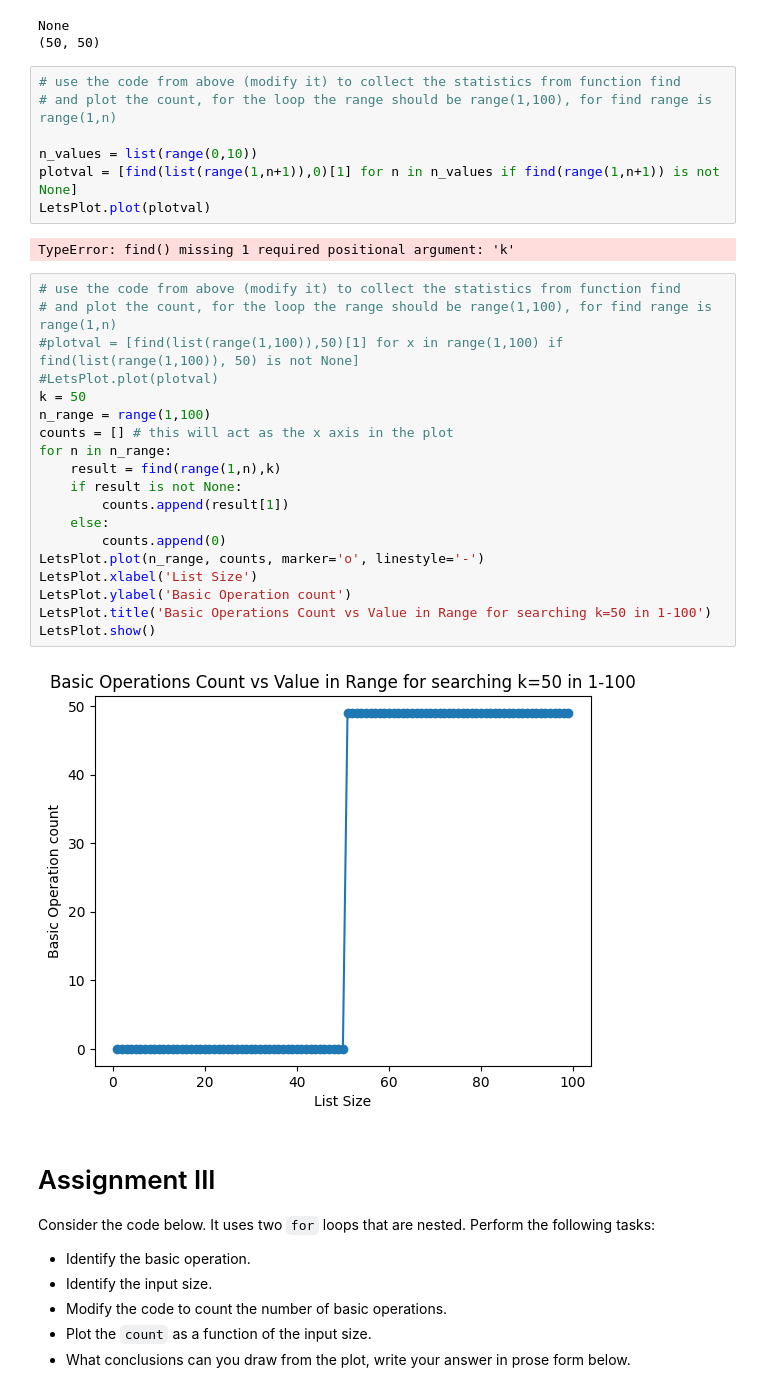
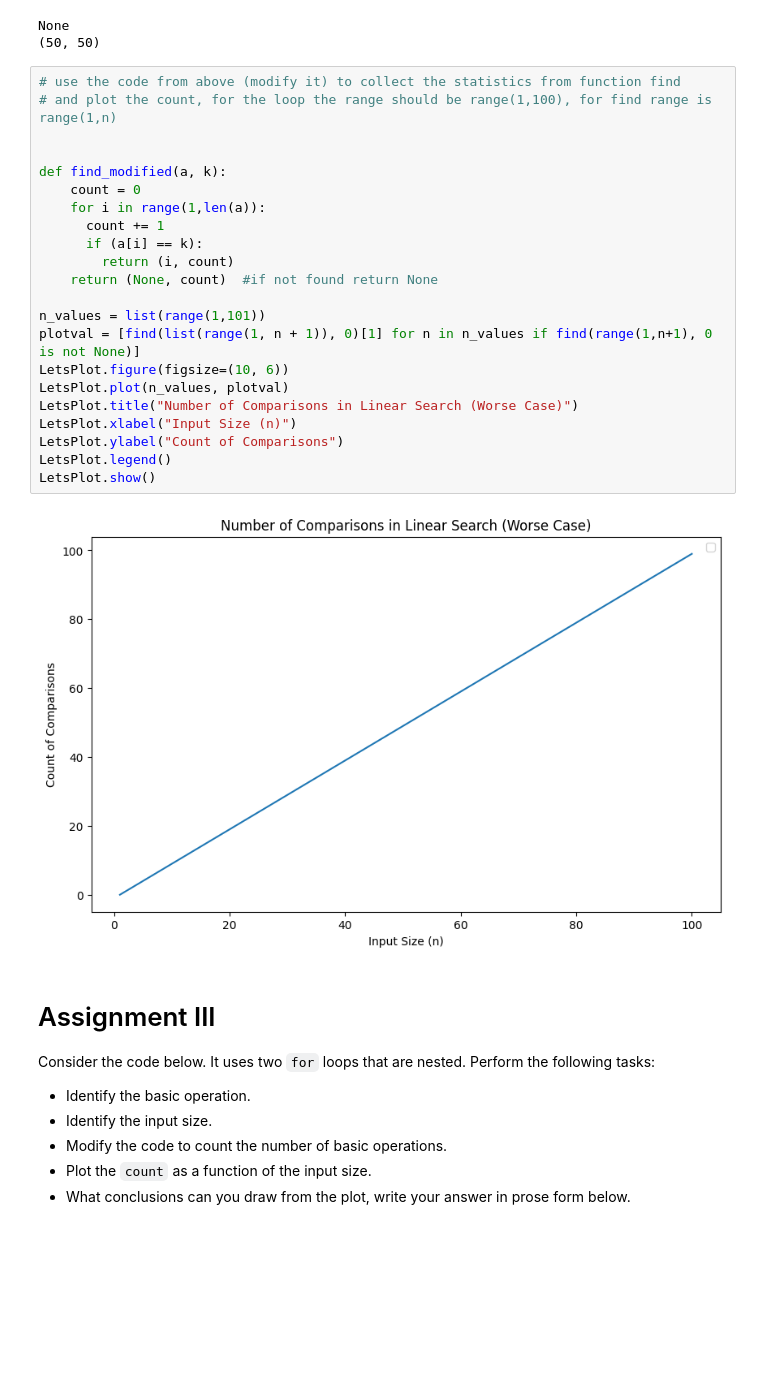
Before and after one commit to Ericson0372/CPSC-1820-Tutorial-ipynb, a Jupyter notebook: Fall_2024_CPSC_1820_Tutorial_07.ipynb, the cells around one changed output. Saved outputs shown, nothing was run; the diff lists cells and outputs as text; blank space fills up the shorter version.

```diff
--- a/Fall_2024_CPSC_1820_Tutorial_07.ipynb
+++ b/Fall_2024_CPSC_1820_Tutorial_07.ipynb
@@ -114,33 +114,27 @@ None
 # %%
 # use the code from above (modify it) to collect the statistics from function find
 # and plot the count, for the loop the range should be range(1,100), for find range is range(1,n)
 
-n_values = list(range(0,10))
-plotval = [find(list(range(1,n+1)),0)[1] for n in n_values if find(range(1,n+1)) is not None]
-LetsPlot.plot(plotval)
+
+def find_modified(a, k):
+    count = 0
+    for i in range(1,len(a)):
+      count += 1
+      if (a[i] == k):
+        return (i, count)
+    return (None, count)  #if not found return None
+
+n_values = list(range(1,101))
+plotval = [find(list(range(1, n + 1)), 0)[1] for n in n_values if find(range(1,n+1), 0 is not None)]
+LetsPlot.figure(figsize=(10, 6))
+LetsPlot.plot(n_values, plotval)
+LetsPlot.title("Number of Comparisons in Linear Search (Worse Case)")
+LetsPlot.xlabel("Input Size (n)")
+LetsPlot.ylabel("Count of Comparisons")
+LetsPlot.legend()
+LetsPlot.show()
 # %% [output]
-TypeError: find() missing 1 required positional argument: 'k'
+[figure, added]
-# %%
-# use the code from above (modify it) to collect the statistics from function find
-# and plot the count, for the loop the range should be range(1,100), for find range is range(1,n)
-#plotval = [find(list(range(1,100)),50)[1] for x in range(1,100) if find(list(range(1,100)), 50) is not None]
-#LetsPlot.plot(plotval)
-k = 50
-n_range = range(1,100)
-counts = [] # this will act as the x axis in the plot
-for n in n_range:
-    result = find(range(1,n),k)
-    if result is not None:
-        counts.append(result[1])
-    else:
-        counts.append(0)
-LetsPlot.plot(n_range, counts, marker='o', linestyle='-')
-LetsPlot.xlabel('List Size')
-LetsPlot.ylabel('Basic Operation count')
-LetsPlot.title('Basic Operations Count vs Value in Range for searching k=50 in 1-100')
-LetsPlot.show()
-# %% [output]
-[figure, removed]
 # %% [markdown]
 # Assignment III
 
```
Also changed, not shown: parts of 2 cells of this notebook.
